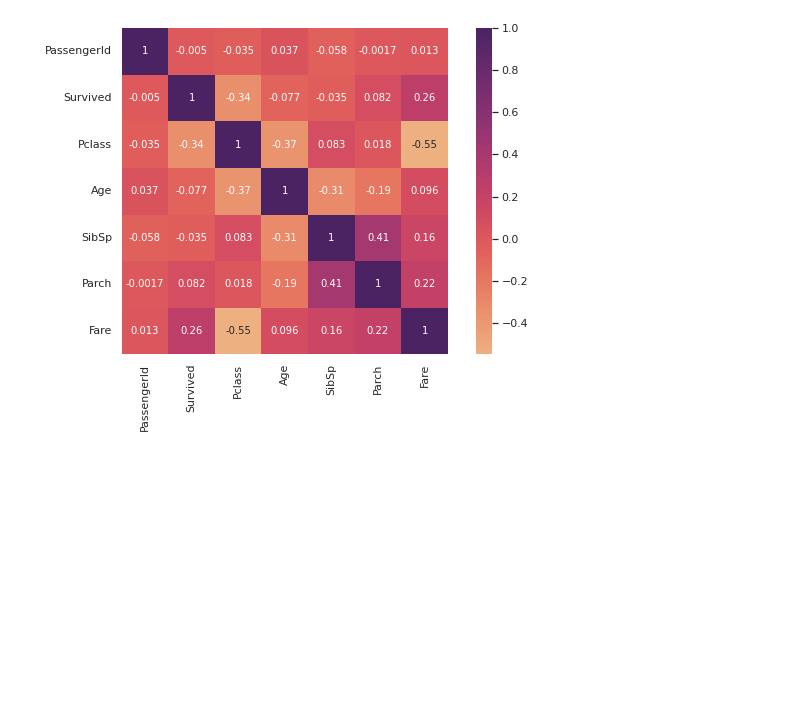
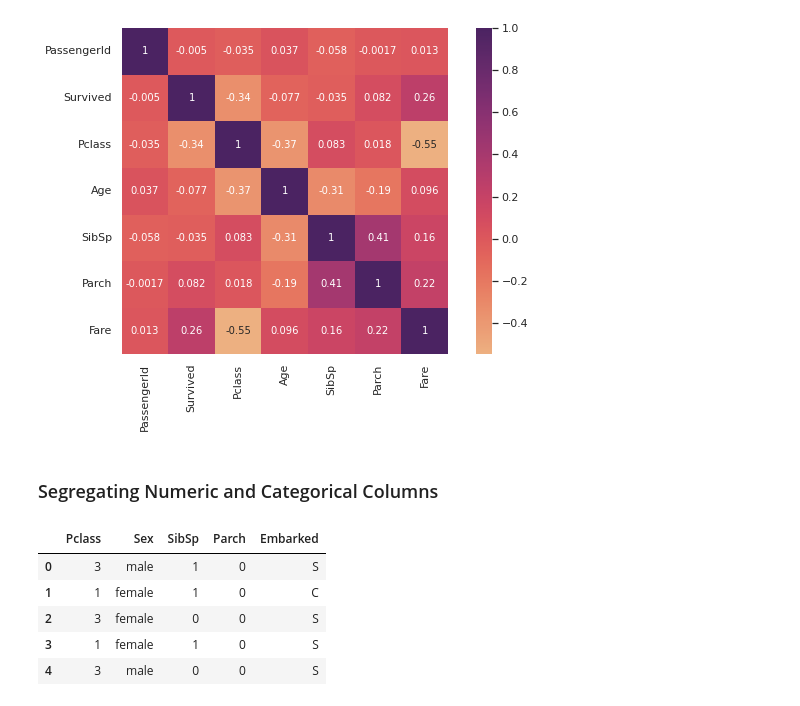
Before and after one commit to karthigeyan0312/My_Kaggle_Practice_Exercises, a Jupyter notebook: titanic-prediction.ipynb, the cells around one changed output. Cells and saved outputs as stored; diff of their text form; code cells hidden in the pictures; blank space fills up the shorter version.

```diff
--- a/titanic-prediction.ipynb
+++ b/titanic-prediction.ipynb
@@ -555,3 +560,17 @@ sns.heatmap(correlation, cmap='flare', square=True, annot=True)
 # %% [output]
 <AxesSubplot:>
 [figure]
+# %% [markdown]
+### Segregating Numeric and Categorical Columns
+# %%
+numeric_df = combined_df[['Age', 'Fare']]
+
+category_df = combined_df[['Pclass', 'Sex', 'SibSp', 'Parch', 'Embarked']]
+category_df.head()
+# %% [output]
+|  | Pclass | Sex | SibSp | Parch | Embarked |
+| 0 | 3 | male | 1 | 0 | S |
+| 1 | 1 | female | 1 | 0 | C |
+| 2 | 3 | female | 0 | 0 | S |
+| 3 | 1 | female | 1 | 0 | S |
+| 4 | 3 | male | 0 | 0 | S |
```
Also changed, not shown: parts of 10 cells of this notebook.
